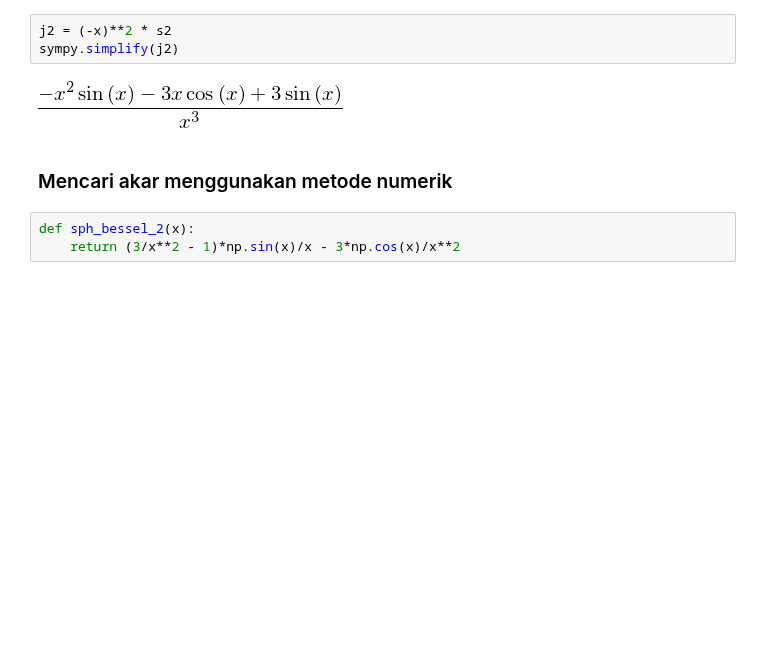
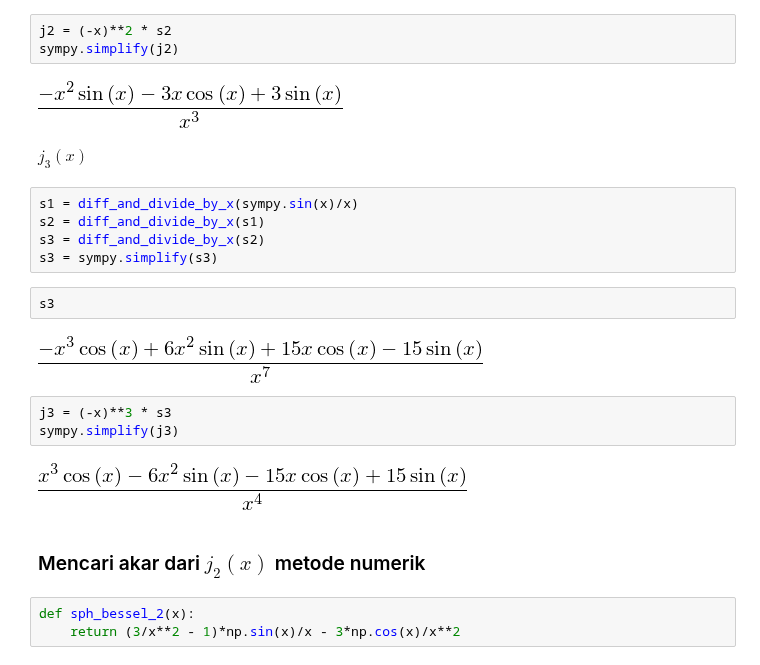
Before and after one commit to f-fathurrahman/ffr-MetodeNumerik, a Jupyter notebook: NOTEBOOKS/NOTES_AkarPersamaan.ipynb, the cells around one changed output. Cells and saved outputs as stored; diff of their text form; blank space fills up the shorter version.

```diff
--- a/NOTEBOOKS/NOTES_AkarPersamaan.ipynb
+++ b/NOTEBOOKS/NOTES_AkarPersamaan.ipynb
@@ -896,8 +896,24 @@ j2 = (-x)**2 * s2
 sympy.simplify(j2)
 # %% [output]
 [figure]
+# %% [markdown]
+$j_{3}(x)$
+# %%
+s1 = diff_and_divide_by_x(sympy.sin(x)/x)
+s2 = diff_and_divide_by_x(s1)
+s3 = diff_and_divide_by_x(s2)
+s3 = sympy.simplify(s3)
+# %%
+s3
+# %% [output]
+[figure, added]
+# %%
+j3 = (-x)**3 * s3
+sympy.simplify(j3)
+# %% [output]
+[figure, added]
 # %% [markdown]
-### Mencari akar menggunakan metode numerik
+### Mencari akar dari $j_{2}(x)$ metode numerik
 # %%
 def sph_bessel_2(x):
     return (3/x**2 - 1)*np.sin(x)/x - 3*np.cos(x)/x**2
```
Also changed, not shown: parts of 25 cells of this notebook.
